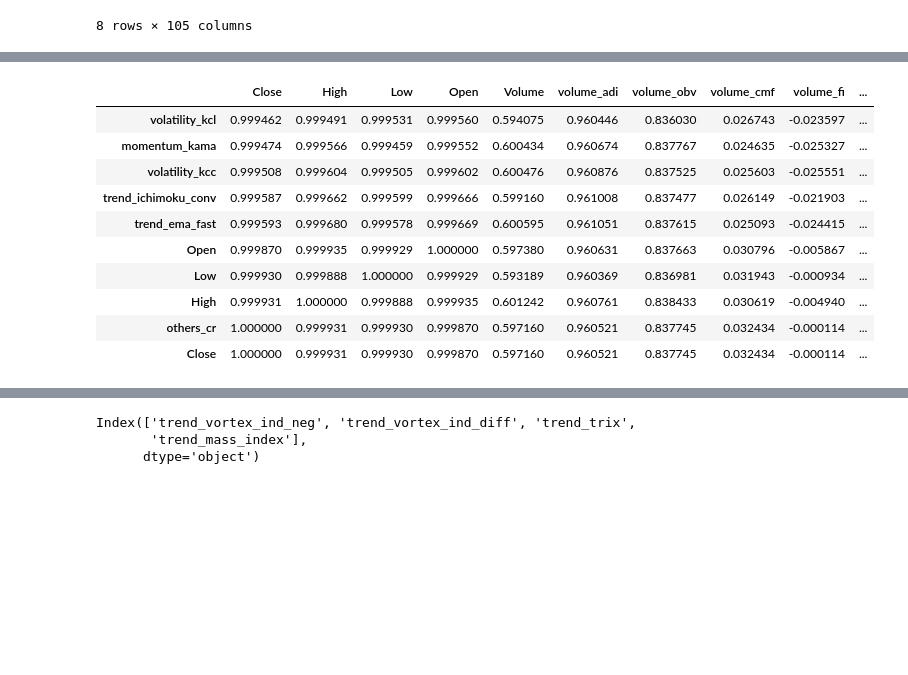
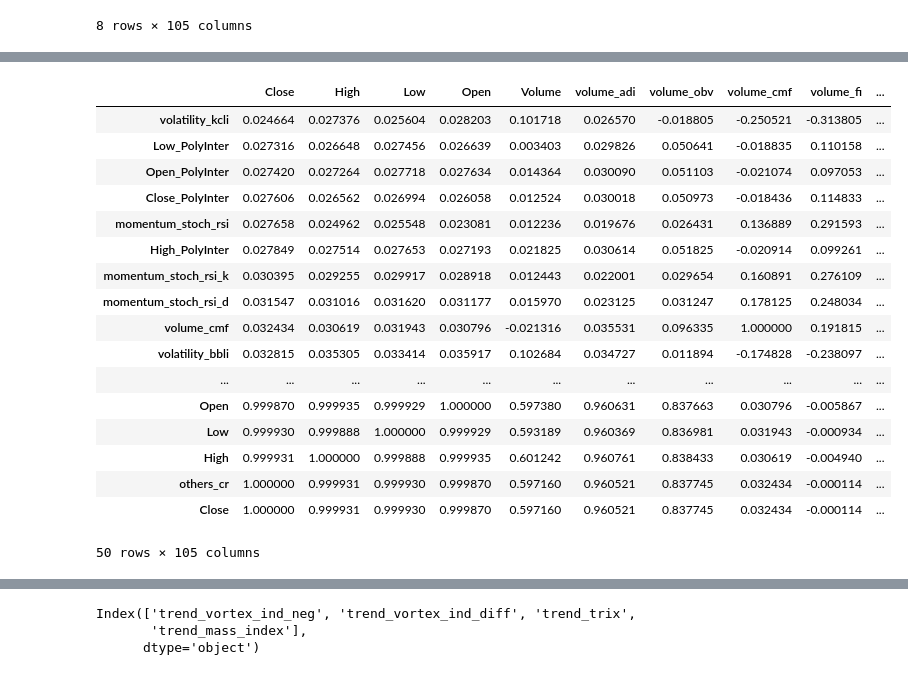
Before and after one commit to GustavoFortti/Studies-Price-Prediction-v6, a Jupyter notebook: notebooks/data.ipynb, the cells around one changed output, grey strips where cells are left out. Drawn from its saved outputs; the diff is of its cells as text; code cells hidden in the pictures; blank space fills up the shorter version.

```diff
--- a/notebooks/data.ipynb
+++ b/notebooks/data.ipynb
@@ -70,16 +70,23 @@ df_desc.head(5)
 | Open | 2.199720e+01 | 8.495812e+00 | 0.145445 | 6.771346e-01 | 8.644405e-01 | 6.109214e+00 | 2.027598e+01 | 4.350735e+01 | ... |
 | Volume | 1.011255e+07 | 7.259350e+06 | 382800.000000 | 3.200000e+06 | 3.730000e+06 | 6.195072e+06 | 9.368460e+06 | 1.318655e+07 | ... |
 # %%
-df.corr().sort_values("Close").tail(10)
+df.corr().sort_values("Close").tail(50)
 # %% [output]
 |  | Close | High | Low | Open | Volume | volume_adi | volume_obv | volume_cmf | volume_fi | ... |
-| volatility_kcl | 0.999462 | 0.999491 | 0.999531 | 0.999560 | 0.594075 | 0.960446 | 0.836030 | 0.026743 | -0.023597 | ... |
-| momentum_kama | 0.999474 | 0.999566 | 0.999459 | 0.999552 | 0.600434 | 0.960674 | 0.837767 | 0.024635 | -0.025327 | ... |
-| volatility_kcc | 0.999508 | 0.999604 | 0.999505 | 0.999602 | 0.600476 | 0.960876 | 0.837525 | 0.025603 | -0.025551 | ... |
-| trend_ichimoku_conv | 0.999587 | 0.999662 | 0.999599 | 0.999666 | 0.599160 | 0.961008 | 0.837477 | 0.026149 | -0.021903 | ... |
-| trend_ema_fast | 0.999593 | 0.999680 | 0.999578 | 0.999669 | 0.600595 | 0.961051 | 0.837615 | 0.025093 | -0.024415 | ... |
+| volatility_kcli | 0.024664 | 0.027376 | 0.025604 | 0.028203 | 0.101718 | 0.026570 | -0.018805 | -0.250521 | -0.313805 | ... |
+| Low_PolyInter | 0.027316 | 0.026648 | 0.027456 | 0.026639 | 0.003403 | 0.029826 | 0.050641 | -0.018835 | 0.110158 | ... |
+| Open_PolyInter | 0.027420 | 0.027264 | 0.027718 | 0.027634 | 0.014364 | 0.030090 | 0.051103 | -0.021074 | 0.097053 | ... |
+| Close_PolyInter | 0.027606 | 0.026562 | 0.026994 | 0.026058 | 0.012524 | 0.030018 | 0.050973 | -0.018436 | 0.114833 | ... |
+| momentum_stoch_rsi | 0.027658 | 0.024962 | 0.025548 | 0.023081 | 0.012236 | 0.019676 | 0.026431 | 0.136889 | 0.291593 | ... |
+| High_PolyInter | 0.027849 | 0.027514 | 0.027653 | 0.027193 | 0.021825 | 0.030614 | 0.051825 | -0.020914 | 0.099261 | ... |
+| momentum_stoch_rsi_k | 0.030395 | 0.029255 | 0.029917 | 0.028918 | 0.012443 | 0.022001 | 0.029654 | 0.160891 | 0.276109 | ... |
+| momentum_stoch_rsi_d | 0.031547 | 0.031016 | 0.031620 | 0.031177 | 0.015970 | 0.023125 | 0.031247 | 0.178125 | 0.248034 | ... |
+| volume_cmf | 0.032434 | 0.030619 | 0.031943 | 0.030796 | -0.021316 | 0.035531 | 0.096335 | 1.000000 | 0.191815 | ... |
+| volatility_bbli | 0.032815 | 0.035305 | 0.033414 | 0.035917 | 0.102684 | 0.034727 | 0.011894 | -0.174828 | -0.238097 | ... |
+| ... | ... | ... | ... | ... | ... | ... | ... | ... | ... | ... |
 | Open | 0.999870 | 0.999935 | 0.999929 | 1.000000 | 0.597380 | 0.960631 | 0.837663 | 0.030796 | -0.005867 | ... |
 | Low | 0.999930 | 0.999888 | 1.000000 | 0.999929 | 0.593189 | 0.960369 | 0.836981 | 0.031943 | -0.000934 | ... |
 | High | 0.999931 | 1.000000 | 0.999888 | 0.999935 | 0.601242 | 0.960761 | 0.838433 | 0.030619 | -0.004940 | ... |
 | others_cr | 1.000000 | 0.999931 | 0.999930 | 0.999870 | 0.597160 | 0.960521 | 0.837745 | 0.032434 | -0.000114 | ... |
 | Close | 1.000000 | 0.999931 | 0.999930 | 0.999870 | 0.597160 | 0.960521 | 0.837745 | 0.032434 | -0.000114 | ... |
+50 rows × 105 columns
```
Also changed, not shown: parts of 1 cell of this notebook, 8 other files.
